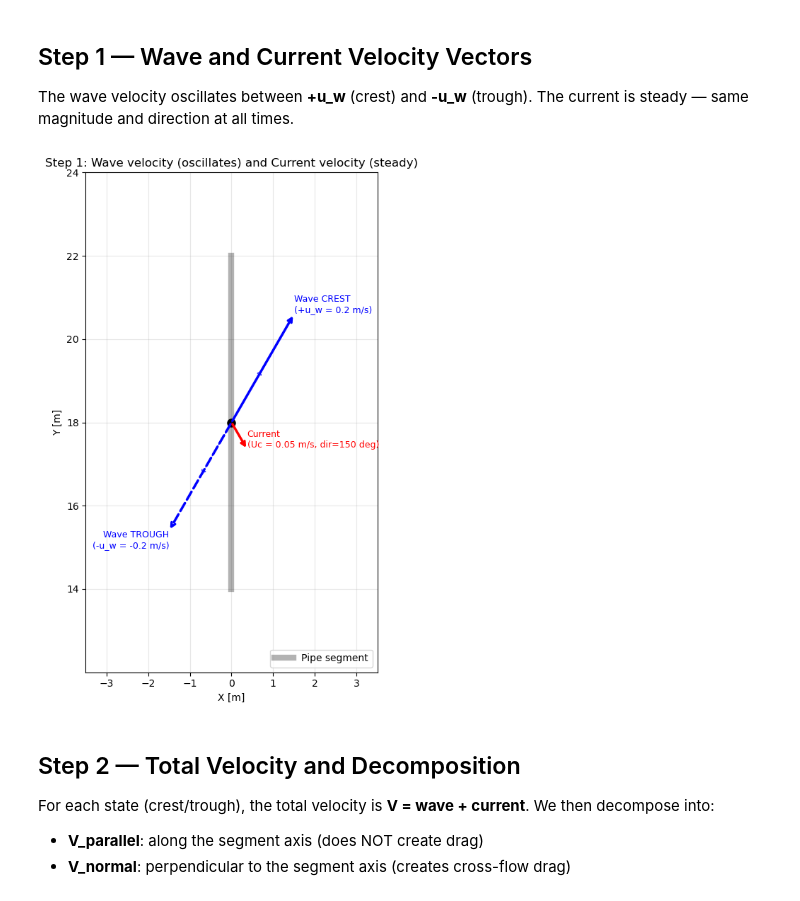
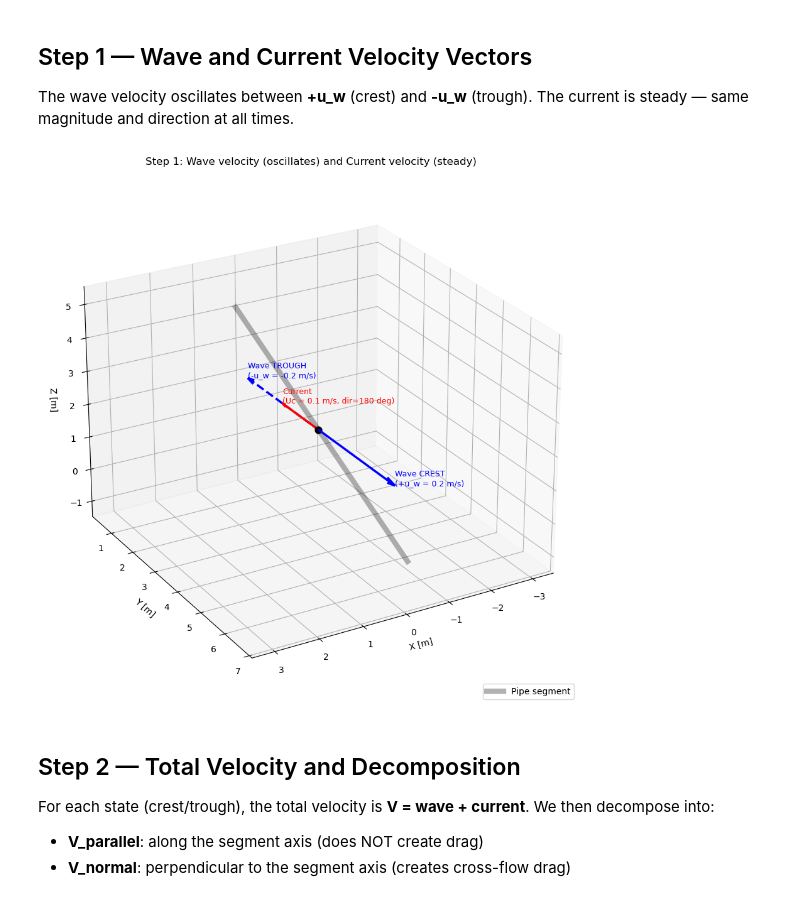
Before and after one commit to cesareprimultini/von-karman, a Jupyter notebook: vector_decomposition/workflows/beam_workflow/explain_force_range.ipynb, the cells around one changed output. Drawn from its saved outputs; the diff is of its cells as text; code cells hidden in the pictures.

```diff
--- a/vector_decomposition/workflows/beam_workflow/explain_force_range.ipynb
+++ b/vector_decomposition/workflows/beam_workflow/explain_force_range.ipynb
@@ -47,7 +47,7 @@ L_beam = np.linalg.norm(beam_vec)
 beam_axis = beam_vec / L_beam
 
 # pick one segment for the detailed walkthrough (middle segment)
-seg = segments[len(segments) // 2]
+seg = segments[0] # first segment
 print(f'Using segment: {seg["seg_id"]}')
 print(f'Segment axis: {np.round(seg["axis"], 3)}')
 print(f'Segment midpoint: {np.round(seg["midpoint"], 2)}')
@@ -59,10 +59,10 @@ Segment midpoint: [ 0.   18.    0.13]
 Beam axis: [ 0.     0.994 -0.105]
 # %%
 # define test conditions
-wave_dir = 30   # degrees
-curr_dir = 150  # degrees (perpendicular to wave)
+wave_dir = 0   # degrees
+curr_dir = 180  # degrees (perpendicular to wave)
 u_w = 0.2      # wave particle velocity [m/s]
-Uc = 0.05       # current magnitude [m/s]
+Uc = 0.1         # current magnitude [m/s]
 
 wave_dir_vec = dir_vec(wave_dir)
 curr_vec = Uc * dir_vec(curr_dir)
@@ -80,76 +80,71 @@ u_w = 0.2 m/s
 The wave velocity oscillates between **+u_w** (crest) and **-u_w** (trough).
 The current is steady — same magnitude and direction at all times.
 # %%
-fig, ax = plt.subplots(figsize=(8, 8))
-origin = seg['midpoint'][:2]
+fig = plt.figure(figsize=(9, 9))
+ax = fig.add_subplot(111, projection='3d')
+origin3 = seg['midpoint']
 
 # wave crest velocity
-V_wave_crest = u_w * wave_dir_vec[:2]
-V_wave_trough = -u_w * wave_dir_vec[:2]
+V_wave_crest = u_w * wave_dir_vec
+V_wave_trough = -u_w * wave_dir_vec
 
 # current velocity
-V_curr = curr_vec[:2]
+V_curr_3d = curr_vec
 
-# segment axis (projected to 2D)
-seg_ax_2d = seg['axis'][:2]
-seg_ax_2d_norm = seg_ax_2d / np.linalg.norm(seg_ax_2d) if np.linalg.norm(seg_ax_2d) > 0 else seg_ax_2d
+# segment axis
+seg_ax_norm = seg['axis'] / np.linalg.norm(seg['axis']) if np.linalg.norm(seg['axis']) > 0 else seg['axis']
 
 # draw pipe segment
 pipe_len = 4.0
-p1 = origin - pipe_len * seg_ax_2d_norm
-p2 = origin + pipe_len * seg_ax_2d_norm
-ax.plot([p1[0], p2[0]], [p1[1], p2[1]], 'k-', linewidth=6, alpha=0.3, label='Pipe segment')
+p1_3d = origin3 - pipe_len * seg_ax_norm
+p2_3d = origin3 + pipe_len * seg_ax_norm
+ax.plot([p1_3d[0], p2_3d[0]], [p1_3d[1], p2_3d[1]], [p1_3d[2], p2_3d[2]],
+        'k-', linewidth=6, alpha=0.3, label='Pipe segment')
 
 # scale arrows for visibility
 scale = 15.0
 
-# collect all key points for axis limits
-key_points = [origin, p1, p2,
-              origin + V_wave_crest * scale,
-              origin + V_wave_trough * scale,
-              origin + V_curr * scale]
-all_xy = np.array(key_points)
-pad = 2.0
-ax.set_xlim(all_xy[:, 0].min() - pad, all_xy[:, 0].max() + pad)
-ax.set_ylim(all_xy[:, 1].min() - pad, all_xy[:, 1].max() + pad)
-
-# wave crest (blue, solid)
-ax.annotate('', xy=origin + V_wave_crest * scale, xytext=origin,
-            arrowprops=dict(arrowstyle='->', color='blue', lw=2.5))
-ax.annotate(f'Wave CREST\n(+u_w = {u_w} m/s)',
-            xy=origin + V_wave_crest * scale, fontsize=9, color='blue',
-            ha='left', va='bottom')
+# wave crest (blue)
+ax.quiver(*origin3, *(V_wave_crest * scale), color='blue', lw=2.5, arrow_length_ratio=0.1)
+tip_c = origin3 + V_wave_crest * scale
+ax.text(tip_c[0], tip_c[1], tip_c[2], f'Wave CREST\n(+u_w = {u_w} m/s)',
+        fontsize=9, color='blue')
 
 # wave trough (blue, dashed)
-ax.annotate('', xy=origin + V_wave_trough * scale, xytext=origin,
-            arrowprops=dict(arrowstyle='->', color='blue', lw=2.5, linestyle='dashed'))
-ax.annotate(f'Wave TROUGH\n(-u_w = {-u_w} m/s)',
-            xy=origin + V_wave_trough * scale, fontsize=9, color='blue',
-            ha='right', va='top')
+ax.quiver(*origin3, *(V_wave_trough * scale), color='blue', lw=2.5, arrow_length_ratio=0.1,
+          linestyle='dashed')
+tip_t = origin3 + V_wave_trough * scale
+ax.text(tip_t[0], tip_t[1], tip_t[2], f'Wave TROUGH\n(-u_w = {-u_w} m/s)',
+        fontsize=9, color='blue')
 
 # current (red)
-ax.annotate('', xy=origin + V_curr * scale, xytext=origin,
-            arrowprops=dict(arrowstyle='->', color='red', lw=2.5))
-ax.annotate(f'Current\n(Uc = {Uc} m/s, dir={curr_dir} deg)',
-            xy=origin + V_curr * scale, fontsize=9, color='red',
-            ha='left', va='bottom')
+ax.quiver(*origin3, *(V_curr_3d * scale), color='red', lw=2.5, arrow_length_ratio=0.1)
+tip_curr = origin3 + V_curr_3d * scale
+ax.text(tip_curr[0], tip_curr[1], tip_curr[2], f'Current\n(Uc = {Uc} m/s, dir={curr_dir} deg)',
+        fontsize=9, color='red')
 
-# double arrow for wave oscillation
-ax.annotate('', xy=origin + V_wave_crest * scale * 0.5,
-            xytext=origin + V_wave_trough * scale * 0.5,
-            arrowprops=dict(arrowstyle='<->', color='blue', lw=1, linestyle='dotted'))
-
-ax.plot(*origin, 'ko', markersize=8)
+ax.scatter(*origin3, color='k', s=60, zorder=5)
 ax.set_xlabel('X [m]')
 ax.set_ylabel('Y [m]')
+ax.set_zlabel('Z [m]')
 ax.set_title('Step 1: Wave velocity (oscillates) and Current velocity (steady)', fontsize=12)
-ax.set_aspect('equal')
-ax.grid(alpha=0.3)
 ax.legend(loc='lower right')
+
+# Force equal axis scaling to prevent visual distortion
+all_pts = np.array([origin3, p1_3d, p2_3d, tip_c, tip_t, tip_curr])
+mins = all_pts.min(axis=0)
+maxs = all_pts.max(axis=0)
+center = (mins + maxs) / 2
+half_range = max((maxs - mins).max() / 2, 1.0)
+ax.set_xlim(center[0] - half_range, center[0] + half_range)
+ax.set_ylim(center[1] - half_range, center[1] + half_range)
+ax.set_zlim(center[2] - half_range, center[2] + half_range)
+
+ax.view_init(elev=25, azim=60)
 plt.tight_layout()
 plt.show()
 # %% [output]
-[figure, old version]
+[figure, new version]
 # %% [markdown]
 ## Step 2 — Total Velocity and Decomposition
 
```
Also changed, not shown: parts of 10 cells of this notebook, 3 other files.
